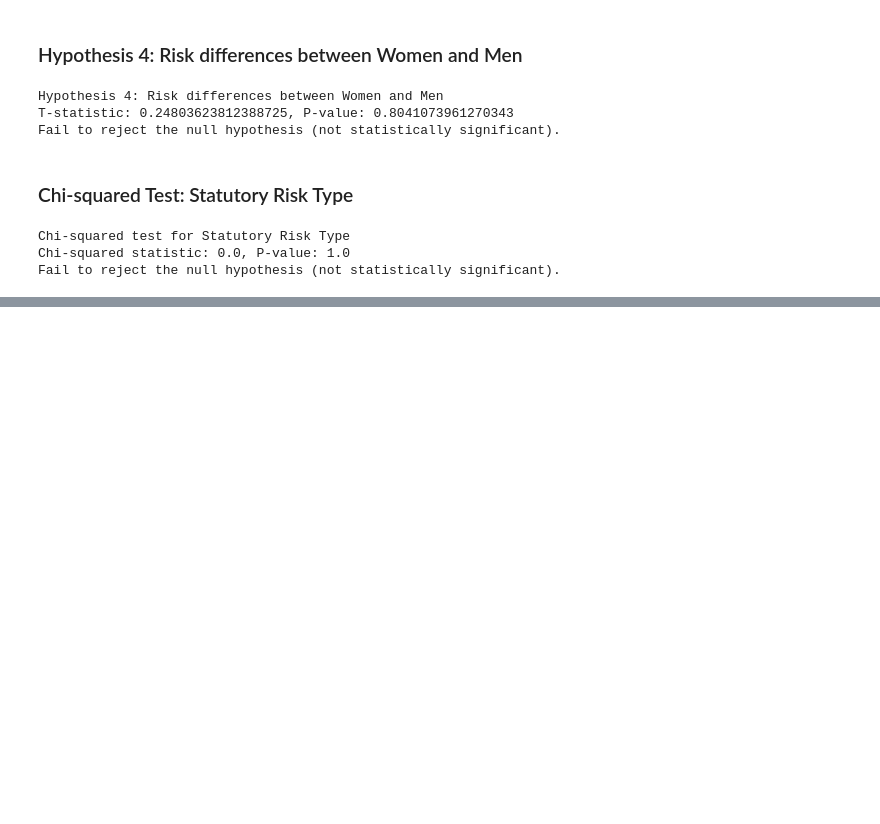
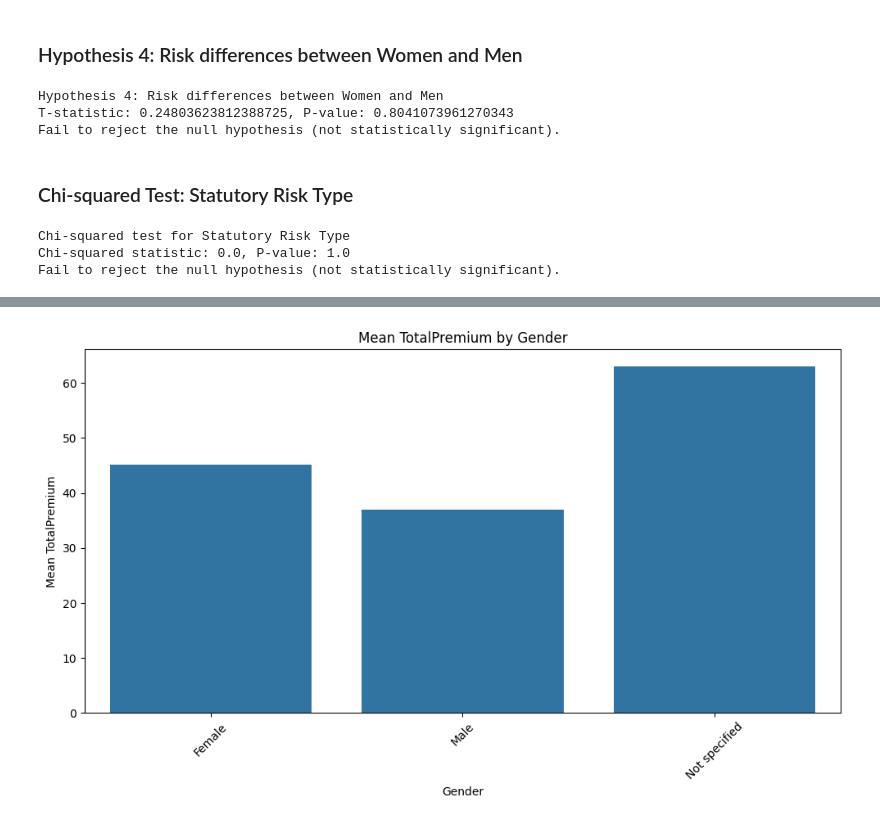
Before and after one commit to shewanek/Insurance_solutions-week_3, a Jupyter notebook: notebooks/AB_hypothesis_test.ipynb, the cells around one changed output, grey strips where cells are left out. Saved outputs shown, nothing was run; the diff lists cells and outputs as text; code cells hidden in the pictures; blank space fills up the shorter version.

```diff
--- a/notebooks/AB_hypothesis_test.ipynb
+++ b/notebooks/AB_hypothesis_test.ipynb
@@ -102,0 +110,5 @@ Fail to reject the null hypothesis (not statistically significant).
+# %%
+# Visualize the mean of TotalPremium by Gender
+ht.visualize_bar('Gender', 'TotalPremium')
+# %% [output]
+[figure, added]
```
Also changed, not shown: parts of 3 cells of this notebook, 1 other file.
